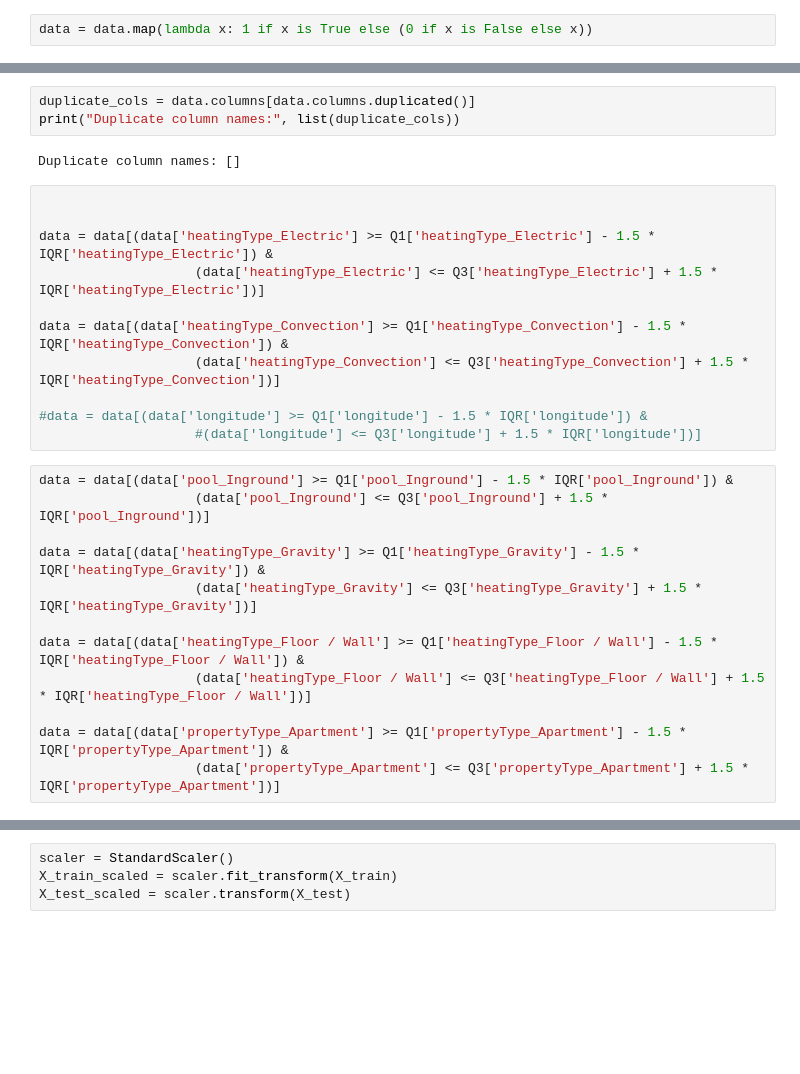
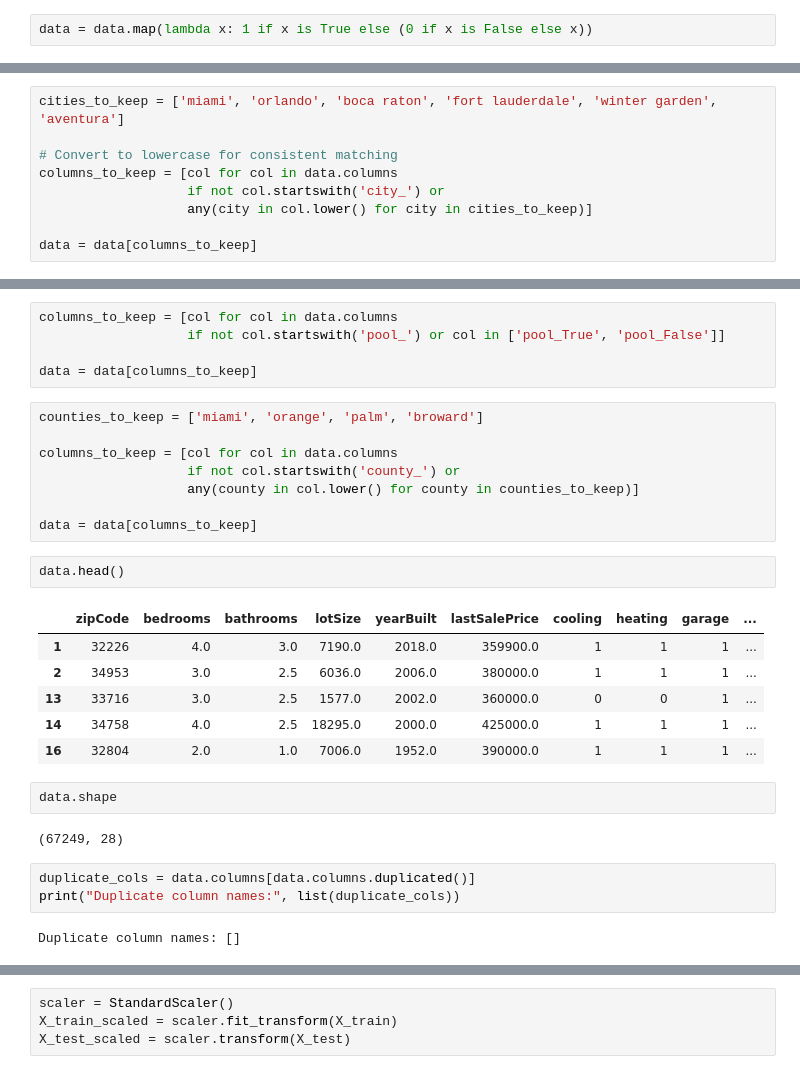
Before and after one commit to npebsjp/streamlit-project, a Jupyter notebook: EDA/eda_ber_RentCast (2).ipynb, the cells around one changed output, grey strips where cells are left out. Drawn from its saved outputs; the diff is of its cells as text; blank space fills up the shorter version.

```diff
--- a/EDA/eda_ber_RentCast (2).ipynb
+++ b/EDA/eda_ber_RentCast (2).ipynb
@@ -445,3 +437,12 @@ data.head()
+# %%
+cities_to_keep = ['miami', 'orlando', 'boca raton', 'fort lauderdale', 'winter garden', 'aventura']
+
+# Convert to lowercase for consistent matching
+columns_to_keep = [col for col in data.columns
+                   if not col.startswith('city_') or
+                   any(city in col.lower() for city in cities_to_keep)]
+
+data = data[columns_to_keep]
 # %%
 data.shape
 # %% [output]
@@ -473,28 +471,31 @@ dtype: int64
+# %%
+columns_to_keep = [col for col in data.columns
+                   if not col.startswith('pool_') or col in ['pool_True', 'pool_False']]
+
+data = data[columns_to_keep]
+# %%
+counties_to_keep = ['miami', 'orange', 'palm', 'broward']
+
+columns_to_keep = [col for col in data.columns
+                   if not col.startswith('county_') or
+                   any(county in col.lower() for county in counties_to_keep)]
+
+data = data[columns_to_keep]
+# %%
+data.head()
+# %% [output]
+|  | zipCode | bedrooms | bathrooms | lotSize | yearBuilt | lastSalePrice | cooling | heating | garage | ... |
+| 1 | 32226 | 4.0 | 3.0 | 7190.0 | 2018.0 | 359900.0 | 1 | 1 | 1 | ... |
+| 2 | 34953 | 3.0 | 2.5 | 6036.0 | 2006.0 | 380000.0 | 1 | 1 | 1 | ... |
+| 13 | 33716 | 3.0 | 2.5 | 1577.0 | 2002.0 | 360000.0 | 0 | 0 | 1 | ... |
+| 14 | 34758 | 4.0 | 2.5 | 18295.0 | 2000.0 | 425000.0 | 1 | 1 | 1 | ... |
+| 16 | 32804 | 2.0 | 1.0 | 7006.0 | 1952.0 | 390000.0 | 1 | 1 | 1 | ... |
+# %%
+data.shape
+# %% [output]
+(67249, 28)
 # %%
 duplicate_cols = data.columns[data.columns.duplicated()]
 print("Duplicate column names:", list(duplicate_cols))
 # %% [output]
 Duplicate column names: []
-# %%
-
-
-data = data[(data['heatingType_Electric'] >= Q1['heatingType_Electric'] - 1.5 * IQR['heatingType_Electric']) &
-                    (data['heatingType_Electric'] <= Q3['heatingType_Electric'] + 1.5 * IQR['heatingType_Electric'])]
-
-data = data[(data['heatingType_Convection'] >= Q1['heatingType_Convection'] - 1.5 * IQR['heatingType_Convection']) &
-                    (data['heatingType_Convection'] <= Q3['heatingType_Convection'] + 1.5 * IQR['heatingType_Convection'])]
-
-#data = data[(data['longitude'] >= Q1['longitude'] - 1.5 * IQR['longitude']) &
-                    #(data['longitude'] <= Q3['longitude'] + 1.5 * IQR['longitude'])]
-# %%
-data = data[(data['pool_Inground'] >= Q1['pool_Inground'] - 1.5 * IQR['pool_Inground']) &
-                    (data['pool_Inground'] <= Q3['pool_Inground'] + 1.5 * IQR['pool_Inground'])]
-
-data = data[(data['heatingType_Gravity'] >= Q1['heatingType_Gravity'] - 1.5 * IQR['heatingType_Gravity']) &
-                    (data['heatingType_Gravity'] <= Q3['heatingType_Gravity'] + 1.5 * IQR['heatingType_Gravity'])]
-
-data = data[(data['heatingType_Floor / Wall'] >= Q1['heatingType_Floor / Wall'] - 1.5 * IQR['heatingType_Floor / Wall']) &
-                    (data['heatingType_Floor / Wall'] <= Q3['heatingType_Floor / Wall'] + 1.5 * IQR['heatingType_Floor / Wall'])]
-
-data = data[(data['propertyType_Apartment'] >= Q1['propertyType_Apartment'] - 1.5 * IQR['propertyType_Apartment']) &
-                    (data['propertyType_Apartment'] <= Q3['propertyType_Apartment'] + 1.5 * IQR['propertyType_Apartment'])]
```
Also changed, not shown: parts of 26 cells of this notebook, 6 other files.
